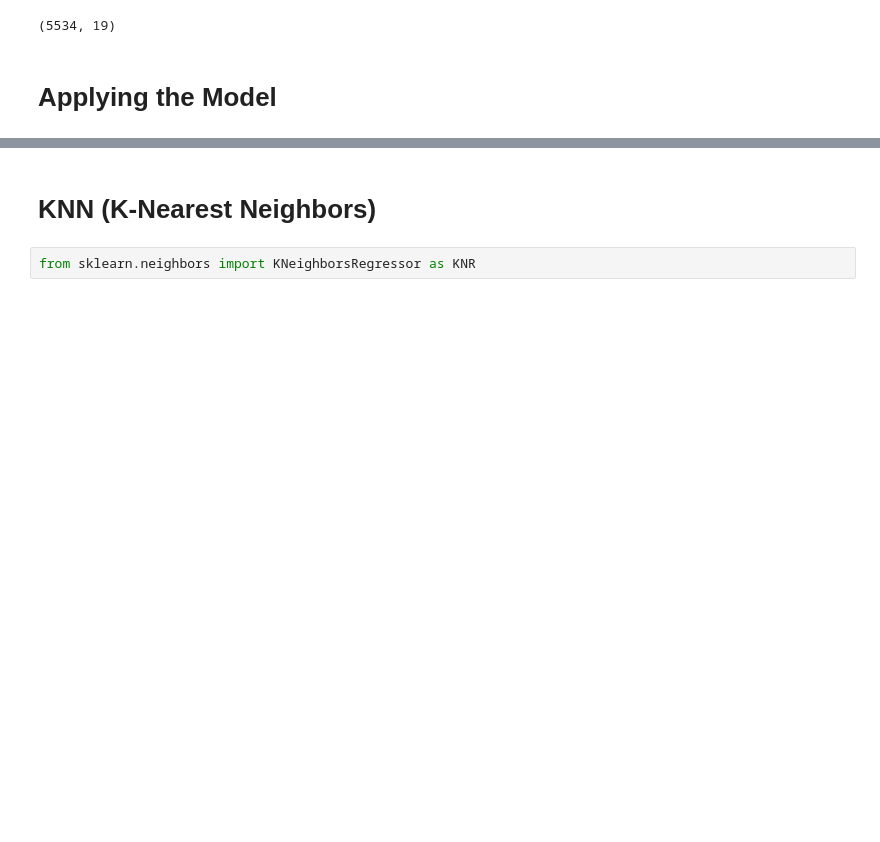
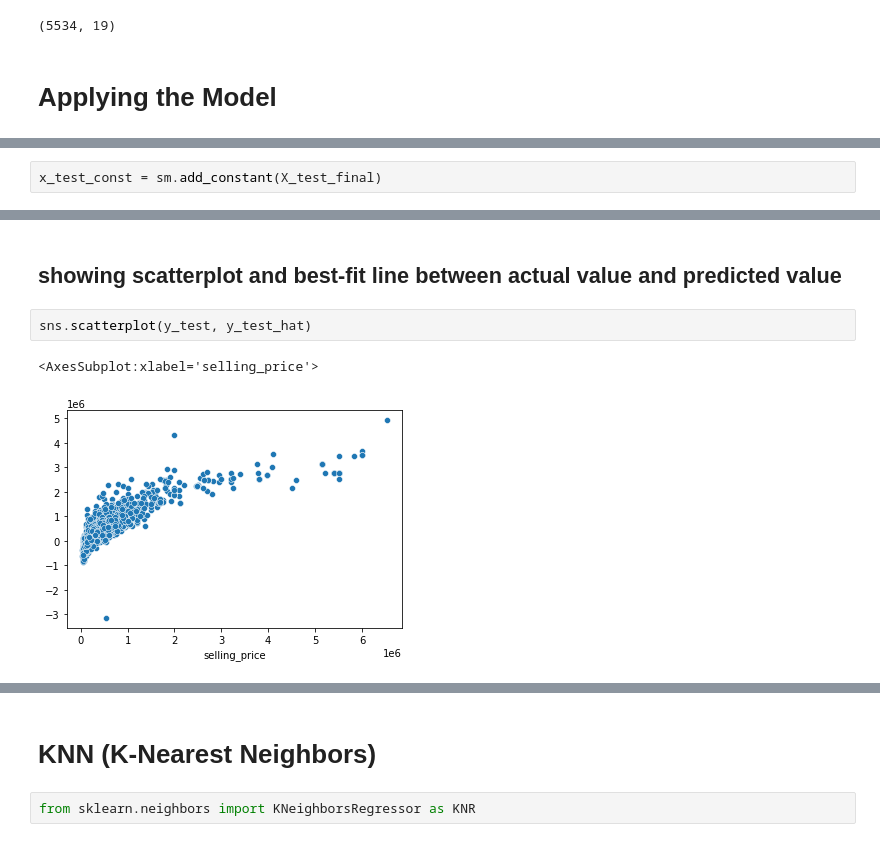
Before and after one commit to Rajdeep-personal/My-Project, a Jupyter notebook: Car_Selling_Price_Prediction.ipynb, the cells around one changed output, grey strips where cells are left out. Cells and saved outputs as stored; diff of their text form; blank space fills up the shorter version.

```diff
--- a/Car_Selling_Price_Prediction.ipynb
+++ b/Car_Selling_Price_Prediction.ipynb
@@ -1322,0 +1355,2 @@ sns.kdeplot(residual)
+# %%
+x_test_const = sm.add_constant(X_test_final)
@@ -1322,0 +1469,7 @@ sns.kdeplot(residual)
+# %% [markdown]
+## showing scatterplot and best-fit line between actual value and predicted value
+# %%
+sns.scatterplot(y_test, y_test_hat)
+# %% [output]
+<AxesSubplot:xlabel='selling_price'>
+[figure, added]
```
Also changed, not shown: parts of 88 cells of this notebook.
